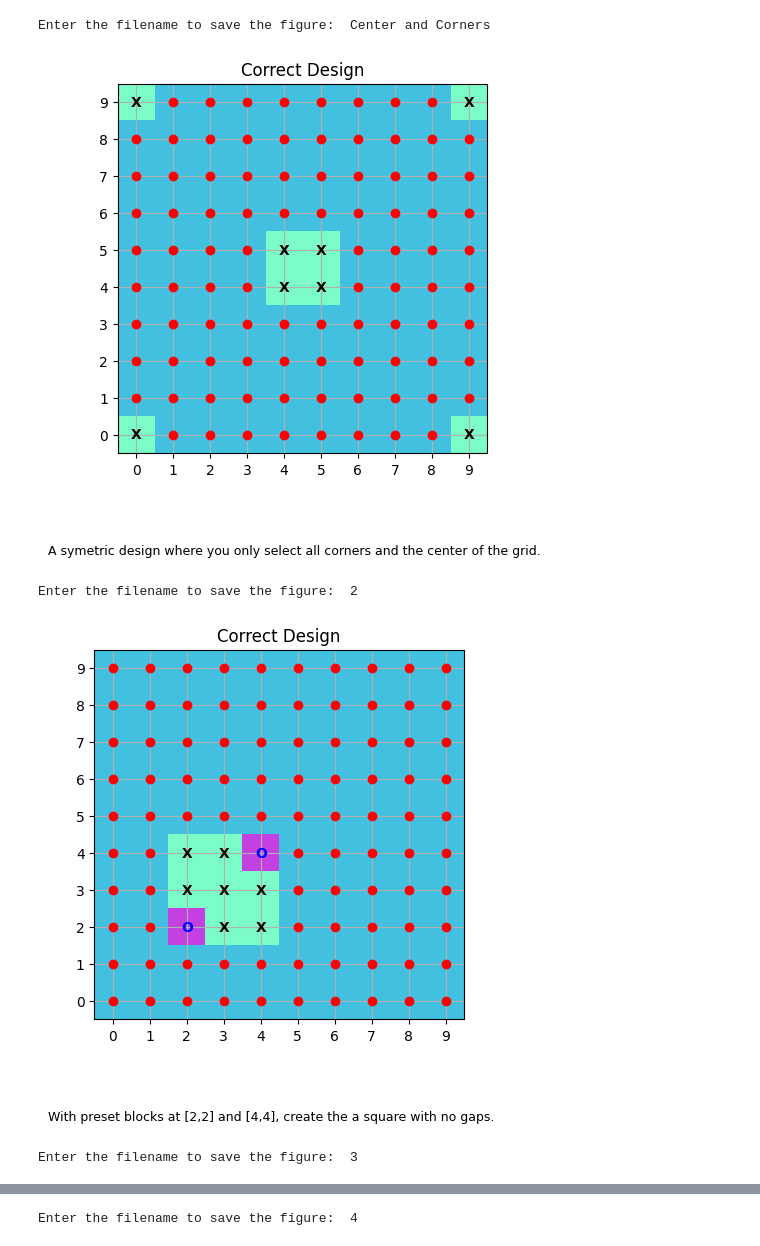
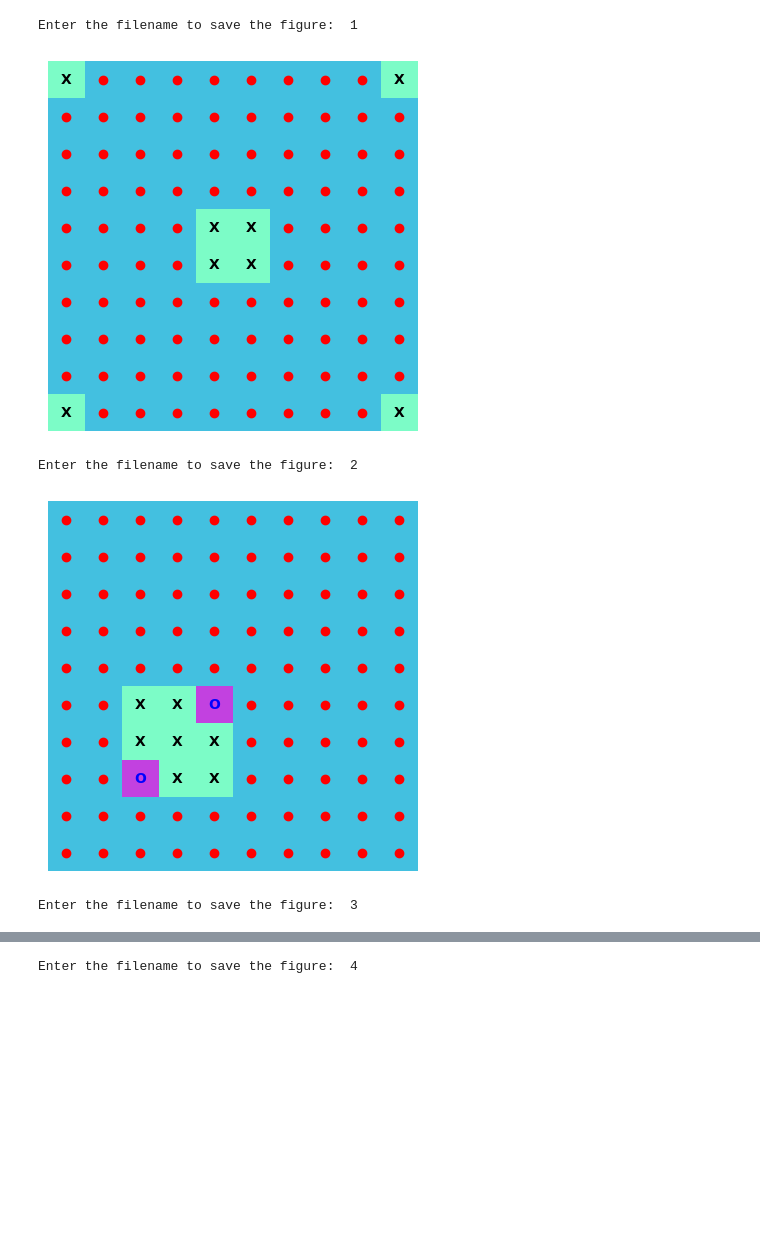
Before and after one commit to BaratiLab/CrazyConstruct, a Jupyter notebook: crazyflie/Constrained Prompts Plots.ipynb, the cells around one changed output, grey strips where cells are left out. Drawn from its saved outputs; the diff is of its cells as text; code cells hidden in the pictures; blank space fills up the shorter version.

Commit message:
images

```diff
--- a/crazyflie/Constrained Prompts Plots.ipynb
+++ b/crazyflie/Constrained Prompts Plots.ipynb
@@ -23,14 +23,14 @@ design_requests_and_correct_coords = [
 # %%
 for design in design_requests_and_correct_coords:
     requested_design = design[0]
     current_coordinates = design[1]
     correct_coords = design[2]
     title = "Correct Design"
 
-    functions.plot_coordinates_2(title = title, list_of_coordinates=correct_coords, figure_text=requested_design, list_of_current_coordinates = current_coordinates, save=True, folder_path = "Constrained_Prompts_Correct")
+    functions.plot_correct_coordinates(title=None, list_of_coordinates=correct_coords, list_of_current_coordinates = current_coordinates, figure_text=None, grid_value=10, save=True, folder_path="Constrained_Prompts_Correct")
 # %% [output]
-Enter the filename to save the figure:  Center and Corners
+Enter the filename to save the figure:  1
-[figure, old version]
+[figure, new version]
 Enter the filename to save the figure:  2
-[figure, old version]
+[figure, new version]
 Enter the filename to save the figure:  3
```
Also changed, not shown: parts of 1 cell of this notebook, 18 other files.
